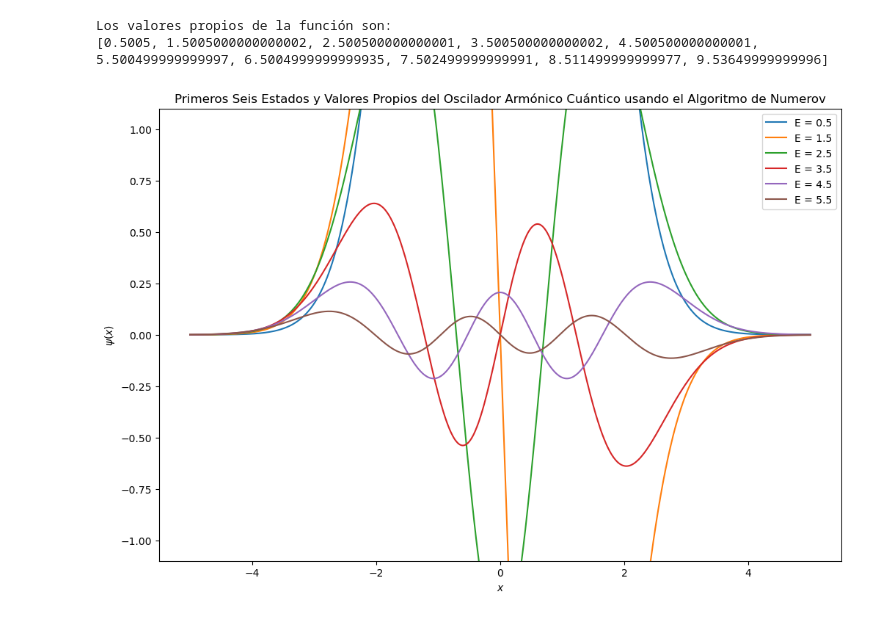
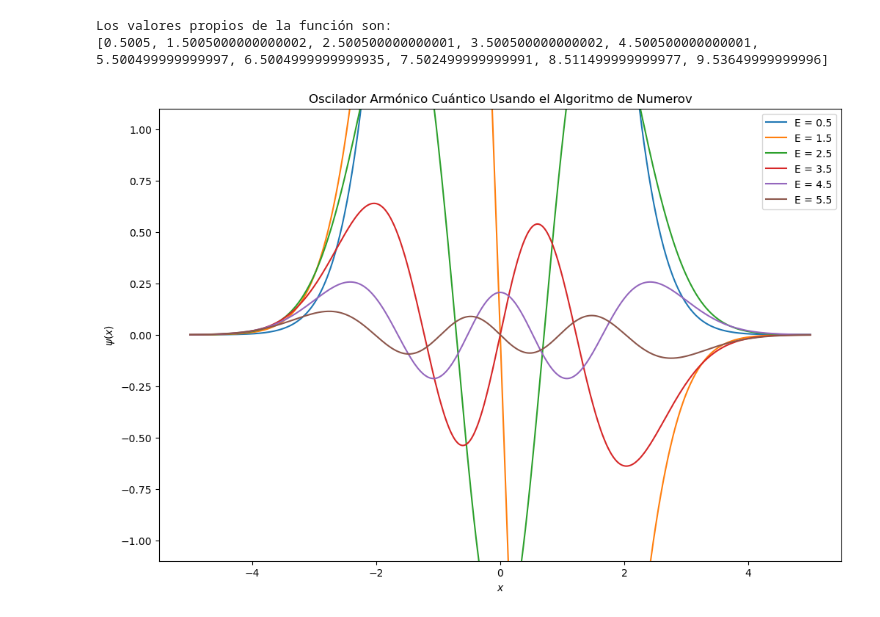
Before and after one commit to leylaaaa1/MetodosII_SantiagoGarcia_CatalinaGuatibonza, a Jupyter notebook: Tarea4_SantiagoGarcia_CatalinaGuatibonza/T4P6QuantumMechanics_SantiagoGarcia_CatalinaGuatibonza.ipynb, the cells around one changed output. Saved outputs shown, nothing was run; the diff lists cells and outputs as text; code cells hidden in the pictures.

```diff
--- a/Tarea4_SantiagoGarcia_CatalinaGuatibonza/T4P6QuantumMechanics_SantiagoGarcia_CatalinaGuatibonza.ipynb
+++ b/Tarea4_SantiagoGarcia_CatalinaGuatibonza/T4P6QuantumMechanics_SantiagoGarcia_CatalinaGuatibonza.ipynb
@@ -80,15 +80,15 @@ E_levels = [0.5, 1.5, 2.5, 3.5, 4.5, 5.5]
 # %%
 plt.figure(figsize=(12, 8))
 
 for i, E in enumerate(E_levels):
     psi = numerov(x, V, E)
     plt.plot(x, psi*E, label=f'E = {E:.1f}')
 
-plt.title('Primeros Seis Estados y Valores Propios del Oscilador Armónico Cuántico usando el Algoritmo de Numerov')
+plt.title('Oscilador Armónico Cuántico Usando el Algoritmo de Numerov')
 plt.xlabel('$x$')
 plt.ylabel('$\psi(x)$')
 plt.ylim(-1.1,1.1)
 plt.legend()
 plt.show()
 # %% [output]
-[figure, old version]
+[figure, new version]
```
